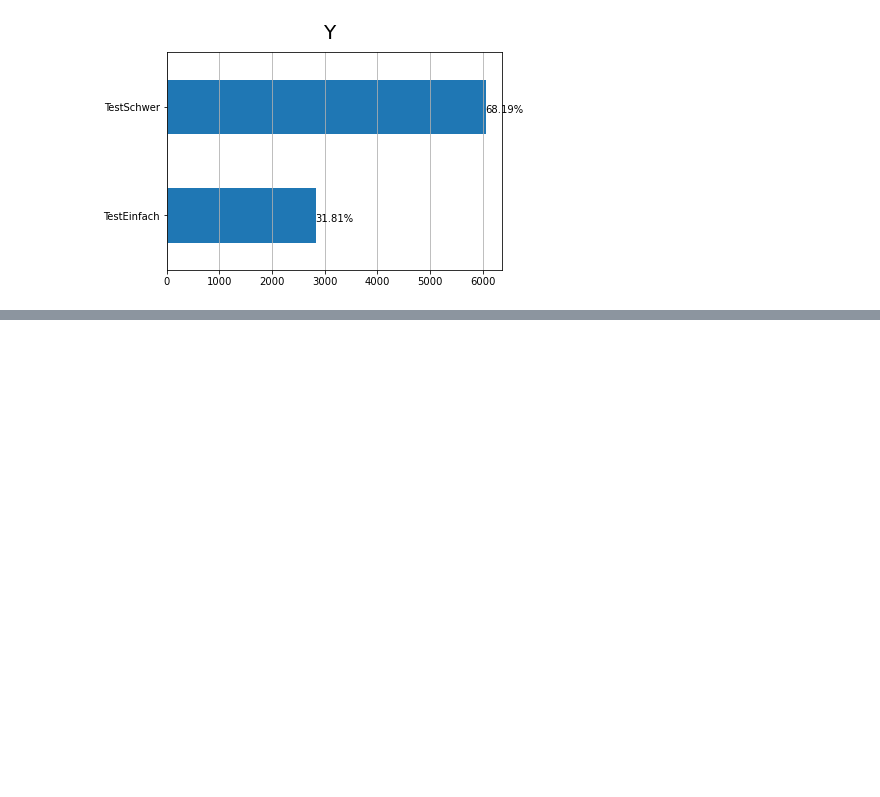
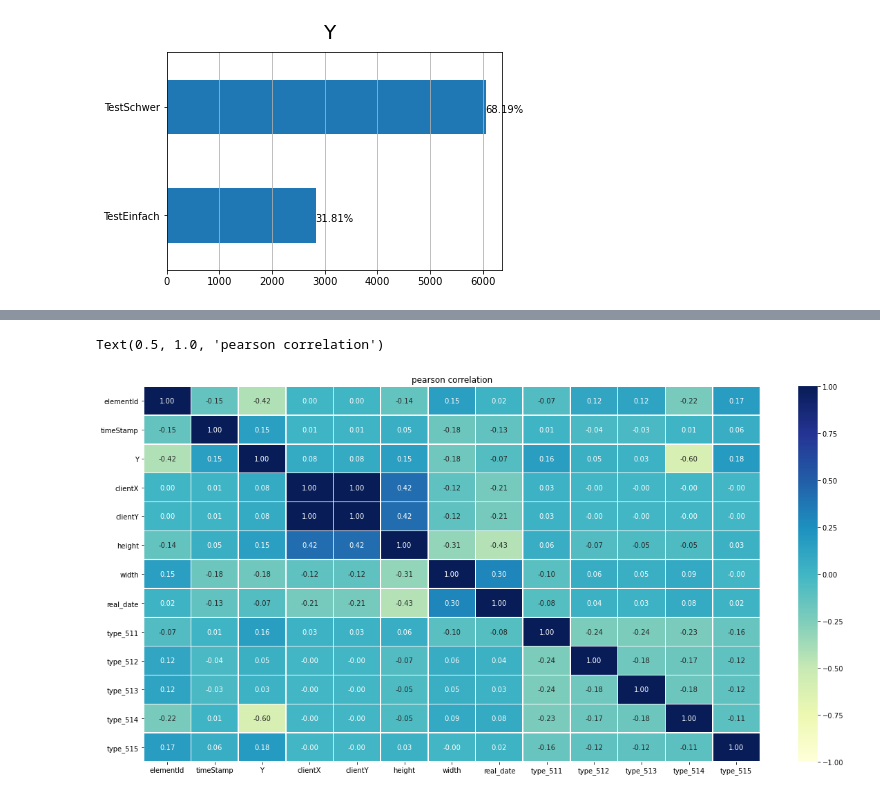
Before and after one commit to IngaGlotzbach/Master-AI, a Jupyter notebook: Model/overviewData.ipynb, the cells around one changed output, grey strips where cells are left out. Saved outputs shown, nothing was run; the diff lists cells and outputs as text; code cells hidden in the pictures; blank space fills up the shorter version.

```diff
--- a/Model/overviewData.ipynb
+++ b/Model/overviewData.ipynb
@@ -130,8 +136,0 @@ plt.show()
-# %%
-df_data_without_scroll['timeStamp'] = df_data_without_scroll['timeStamp'].astype(float)
-df_data_without_scroll['clientX'] = df_data_without_scroll['clientX'].astype(float)
-df_data_without_scroll['clientY'] = df_data_without_scroll['clientX'].astype(float)
-df_data_without_scroll['height'] = df_data_without_scroll['height'].astype(float)
-
-df_data_without_scroll['real_date'] = df_data_without_scroll['date'].astype('datetime64[ns]')
-df_data_without_scroll['real_date'] = (df_data_without_scroll['real_date'] - df_data_without_scroll['real_date'].min())  / np.timedelta64(1,'D')
@@ -147,6 +137,3 @@ df_data_without_scroll['real_date'] = (df_data_without_scroll['real_date'] - df_
-# %%
-df_data_without_scroll = df_data_without_scroll.replace('TestEinfach', 0)
-df_data_without_scroll = df_data_without_scroll.replace('TestSchwer', 1)
 # %%
 #wuhu split the data
 ## split data
@@ -163,3 +148,0 @@ y_train mean: 0.68 | y_test mean: 0.68
-# %%
-dtf_train["clientY"] = dtf_train["clientY"].fillna(dtf_train["clientY"].mean())
-dtf_train["clientX"] = dtf_train["clientX"].fillna(dtf_train["clientX"].mean())
@@ -182,9 +154,9 @@ dtf_train= pd.concat([dtf_train, dummy], axis=1)
 ## drop the original categorical column
 dtf = dtf_train.drop("type", axis=1)
 
-## create dummy
-dummy2 = pd.get_dummies(dtf_train["elementId"],
-                       prefix="elementId",drop_first=True)
-dtf_train= pd.concat([dtf_train, dummy2], axis=1)
-## drop the original categorical column
-dtf = dtf_train.drop("elementId", axis=1)
+# ## create dummy
+# dummy2 = pd.get_dummies(dtf_train["elementId"],
+#                        prefix="elementId",drop_first=True)
+# dtf_train= pd.concat([dtf_train, dummy2], axis=1)
+# ## drop the original categorical column
+# dtf = dtf_train.drop("elementId", axis=1)
@@ -198,0 +197,13 @@ ValueError: could not convert string to float: 'nextButton'
+# %%
+from matplotlib.pyplot import figure
+corr_matrix = dtf.copy()
+for col in corr_matrix.columns:
+    if corr_matrix[col].dtype == "O":
+         corr_matrix[col] = corr_matrix[col].factorize(sort=True)[0]
+corr_matrix = corr_matrix.corr(method="pearson")
+fig, ax = plt.subplots(figsize=(20,10))
+sns.heatmap(corr_matrix, vmin=-1., vmax=1., annot=True, fmt='.2f', cmap="YlGnBu", cbar=True, linewidths=.5, ax=ax)
+plt.title("pearson correlation")
+# %% [output]
+Text(0.5, 1.0, 'pearson correlation')
+[figure, added]
```
Also changed, not shown: parts of 17 cells of this notebook, 4 other files.
